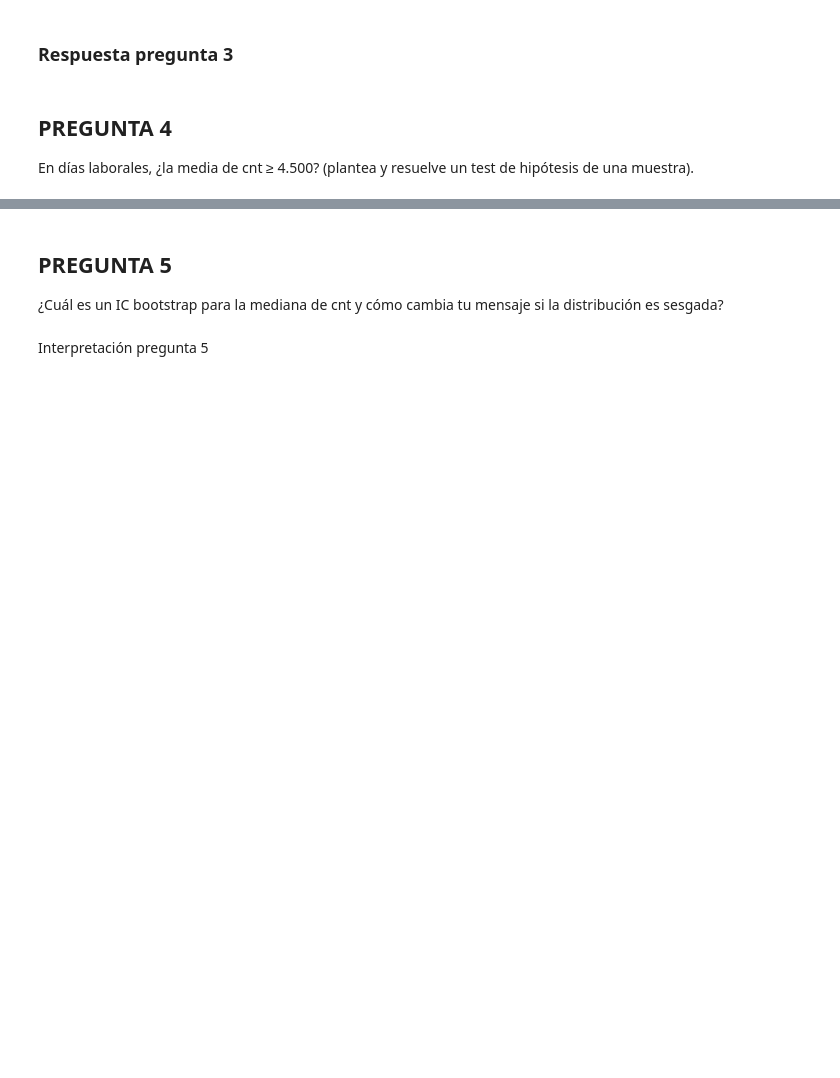
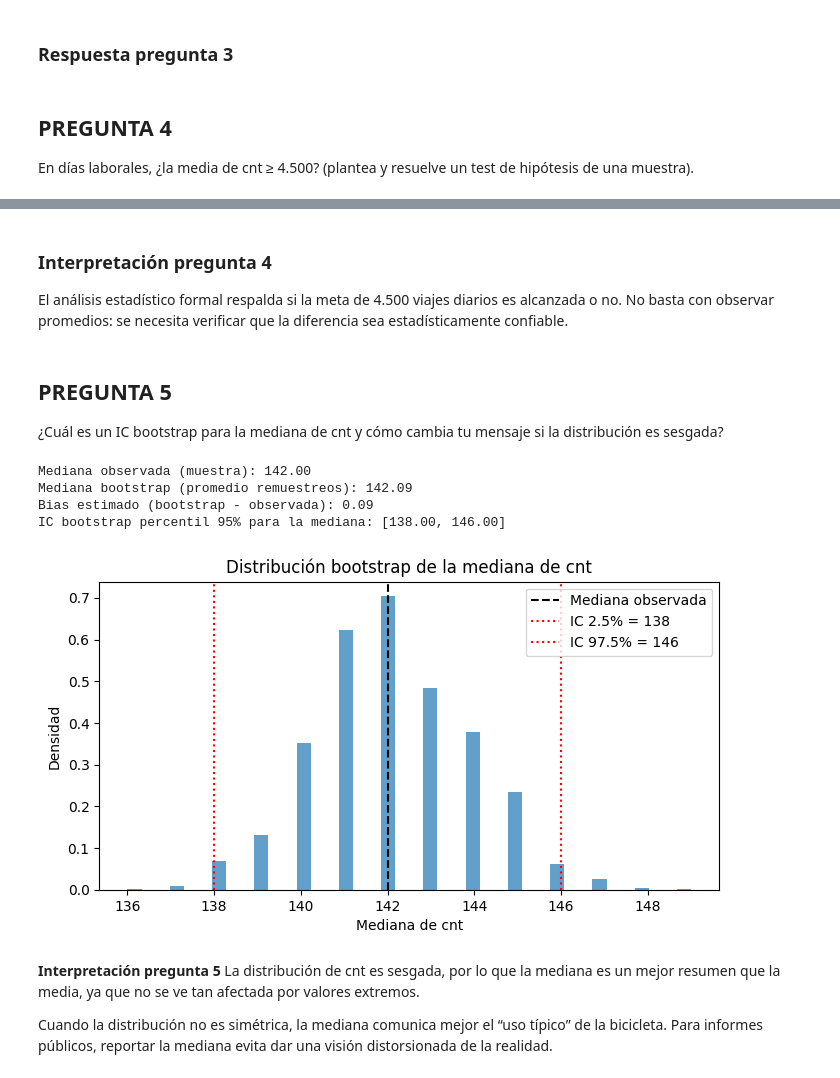
Before and after one commit to cristiandvalderramag-dotcom/BICI-AL-TRABAJO-2026, a Jupyter notebook: Taller_Bici_al_Trabajo.ipynb, the cells around one changed output, grey strips where cells are left out. Cells and saved outputs as stored; diff of their text form; code cells hidden in the pictures; blank space fills up the shorter version.

```diff
--- a/Taller_Bici_al_Trabajo.ipynb
+++ b/Taller_Bici_al_Trabajo.ipynb
@@ -159,3 +185,6 @@ valor_hipotesis = 4500
+# %% [markdown]
+### **Interpretación pregunta 4**
+El análisis estadístico formal respalda si la meta de 4.500 viajes diarios es alcanzada o no. No basta con observar promedios: se necesita verificar que la diferencia sea estadísticamente confiable.
 # %% [markdown]
 ## **PREGUNTA 5**
 ¿Cuál es un IC bootstrap para la mediana de cnt y cómo cambia tu mensaje si la distribución es sesgada?
@@ -167,2 +191,56 @@ medians = []
-# %% [markdown]
-Interpretación pregunta 5
+# %%
+# Número de remuestreos
+n_iterations = 5000
+sample_size = len(df['cnt'])
+medians = []
+
+import numpy as np
+import matplotlib.pyplot as plt
+
+# Parámetros bootstrap
+n_iterations = 5000
+sample = df['cnt'].values
+n = len(sample)
+rng = np.random.default_rng(123)  # reproducibilidad
+
+# Remuestreo bootstrap: calcular medianas
+medians = np.empty(n_iterations)
+for i in range(n_iterations):
+    idx = rng.integers(0, n, size=n)   # muestreo con reemplazo
+    medians[i] = np.median(sample[idx])
+
+# IC percentil 95% (2.5% - 97.5%)
+alpha = 0.05
+lower, upper = np.percentile(medians, [100*alpha/2, 100*(1-alpha/2)])
+# Estadísticos
+median_observada = np.median(sample)
+mean_boot = medians.mean()
+bias = mean_boot - median_observada
+
+print(f"Mediana observada (muestra): {median_observada:.2f}")
+print(f"Mediana bootstrap (promedio remuestreos): {mean_boot:.2f}")
+print(f"Bias estimado (bootstrap - observada): {bias:.2f}")
+print(f"IC bootstrap percentil 95% para la mediana: [{lower:.2f}, {upper:.2f}]")
+
+# Gráfico de la distribución bootstrap de las medianas
+plt.figure(figsize=(8,4))
+plt.hist(medians, bins=40, density=True, alpha=0.7)
+plt.axvline(median_observada, color='black', linestyle='--', label='Mediana observada')
+plt.axvline(lower, color='red', linestyle=':', label=f'IC 2.5% = {lower:.0f}')
+plt.axvline(upper, color='red', linestyle=':', label=f'IC 97.5% = {upper:.0f}')
+plt.title('Distribución bootstrap de la mediana de cnt')
+plt.xlabel('Mediana de cnt')
+plt.ylabel('Densidad')
+plt.legend()
+plt.show()
+# %% [output]
+Mediana observada (muestra): 142.00
+Mediana bootstrap (promedio remuestreos): 142.09
+Bias estimado (bootstrap - observada): 0.09
+IC bootstrap percentil 95% para la mediana: [138.00, 146.00]
+[figure, added]
+# %% [markdown]
+**Interpretación pregunta 5**
+La distribución de cnt es sesgada, por lo que la mediana es un mejor resumen que la media, ya que no se ve tan afectada por valores extremos.
+
+Cuando la distribución no es simétrica, la mediana comunica mejor el “uso típico” de la bicicleta. Para informes públicos, reportar la mediana evita dar una visión distorsionada de la realidad.
```
Also changed, not shown: parts of 4 cells of this notebook.
